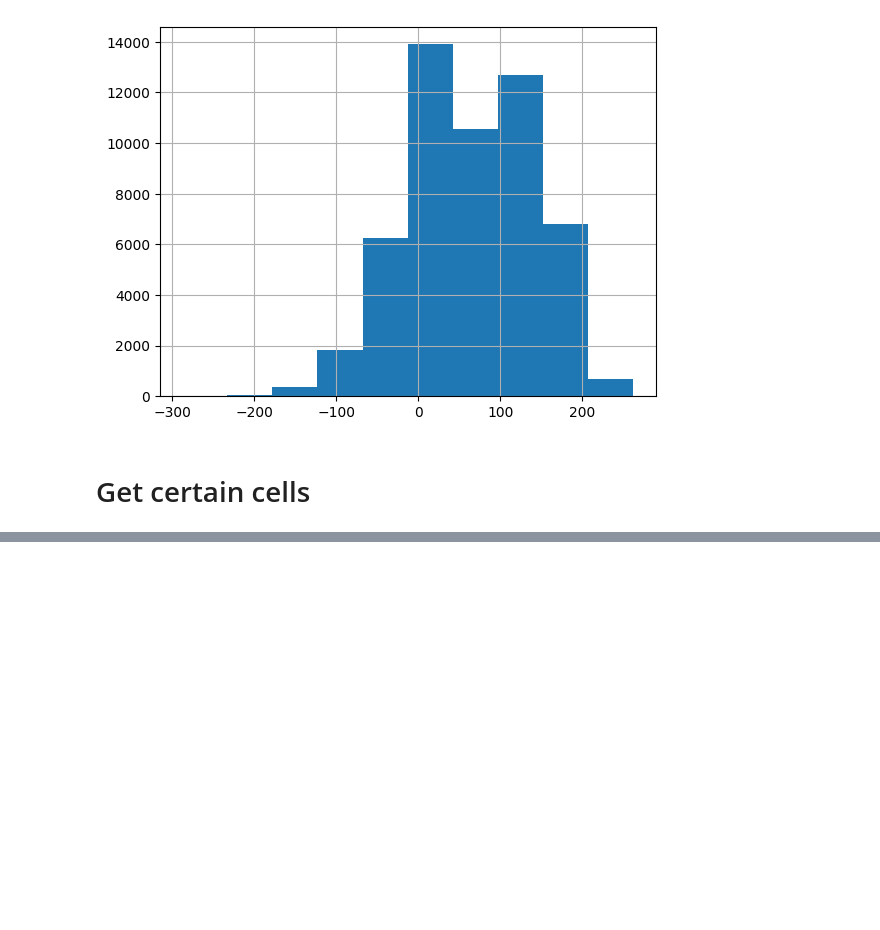
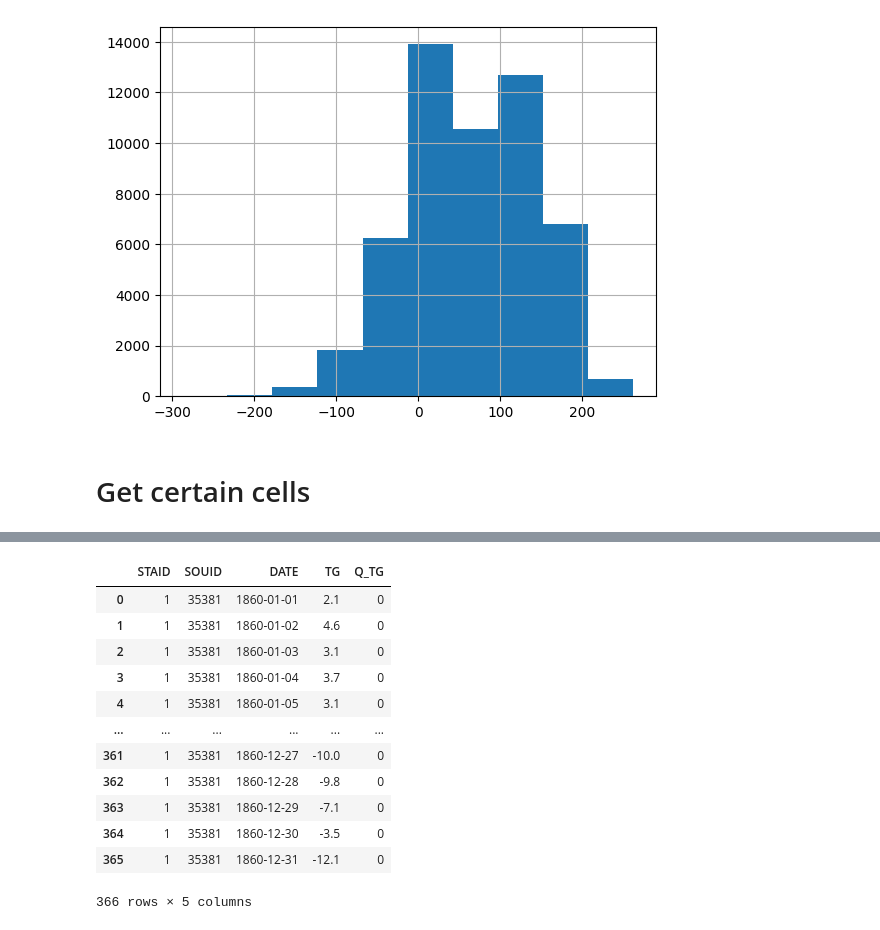
Before and after one commit to Odinroast/App6-Advanced-API-, a Jupyter notebook: test(jupyter)/datatest.ipynb, the cells around one changed output, grey strips where cells are left out. Cells and saved outputs as stored; diff of their text form; code cells hidden in the pictures; blank space fills up the shorter version.

```diff
--- a/test(jupyter)/datatest.ipynb
+++ b/test(jupyter)/datatest.ipynb
@@ -115,4 +115,5 @@ temp['   TG'].hist()
 # %% [markdown]
 # Get certain cells
 # %%
-df.loc[condition]
+import pandas as pd
+df = pd.read_csv("data_small/TG_STAID000001.txt", skiprows=20, parse_dates=['    DATE'])
@@ -118,0 +136,2 @@ df.loc[condition]
+# %%
+df['   TG'] = df['   TG'] / 10
@@ -118,0 +146,2 @@ df.loc[condition]
+# %%
+df['    DATE'] = df['    DATE'].astype(str)
@@ -118,0 +163,16 @@ df.loc[condition]
+# %%
+df[df['    DATE'].str.startswith(str(1860))]
+# %% [output]
+|  | STAID | SOUID | DATE | TG | Q_TG |
+| 0 | 1 | 35381 | 1860-01-01 | 2.1 | 0 |
+| 1 | 1 | 35381 | 1860-01-02 | 4.6 | 0 |
+| 2 | 1 | 35381 | 1860-01-03 | 3.1 | 0 |
+| 3 | 1 | 35381 | 1860-01-04 | 3.7 | 0 |
+| 4 | 1 | 35381 | 1860-01-05 | 3.1 | 0 |
+| ... | ... | ... | ... | ... | ... |
+| 361 | 1 | 35381 | 1860-12-27 | -10.0 | 0 |
+| 362 | 1 | 35381 | 1860-12-28 | -9.8 | 0 |
+| 363 | 1 | 35381 | 1860-12-29 | -7.1 | 0 |
+| 364 | 1 | 35381 | 1860-12-30 | -3.5 | 0 |
+| 365 | 1 | 35381 | 1860-12-31 | -12.1 | 0 |
+366 rows × 5 columns
```
Also changed, not shown: parts of 5 cells of this notebook, 2 other files.
